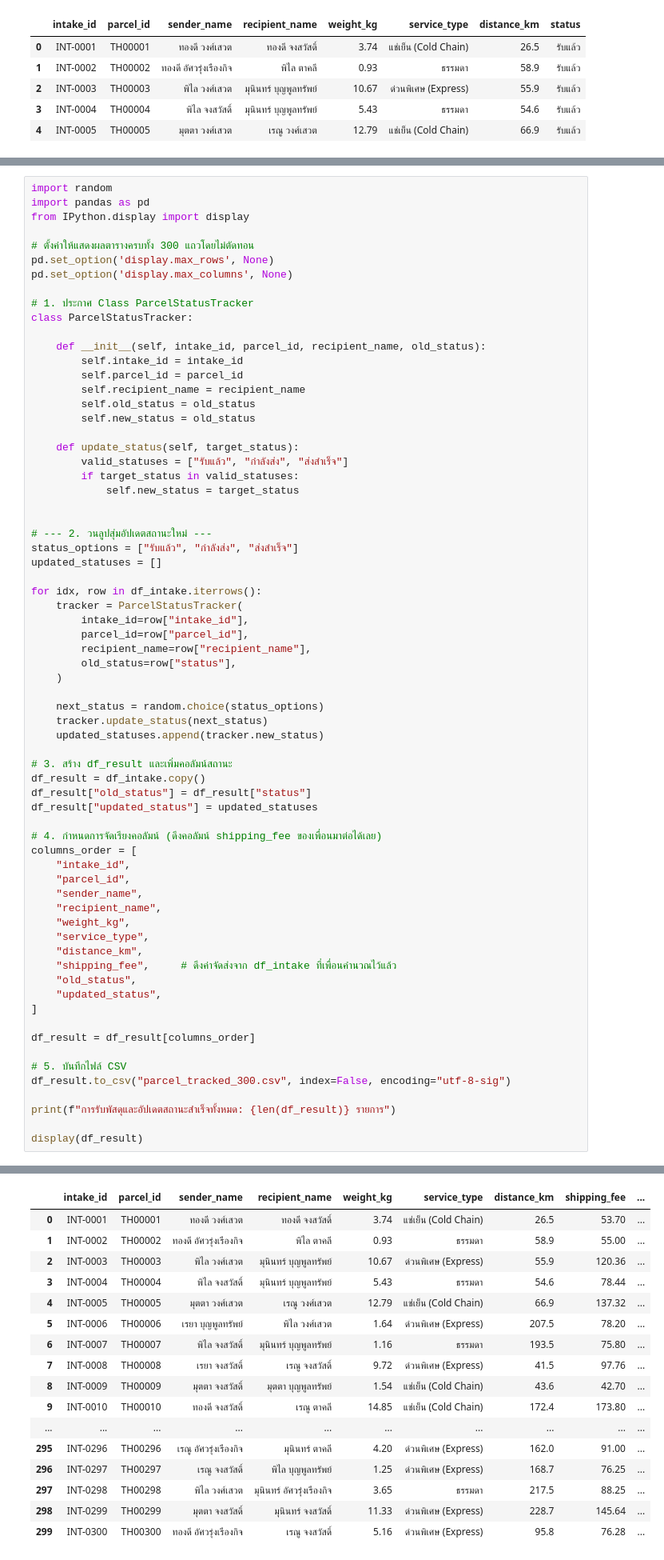
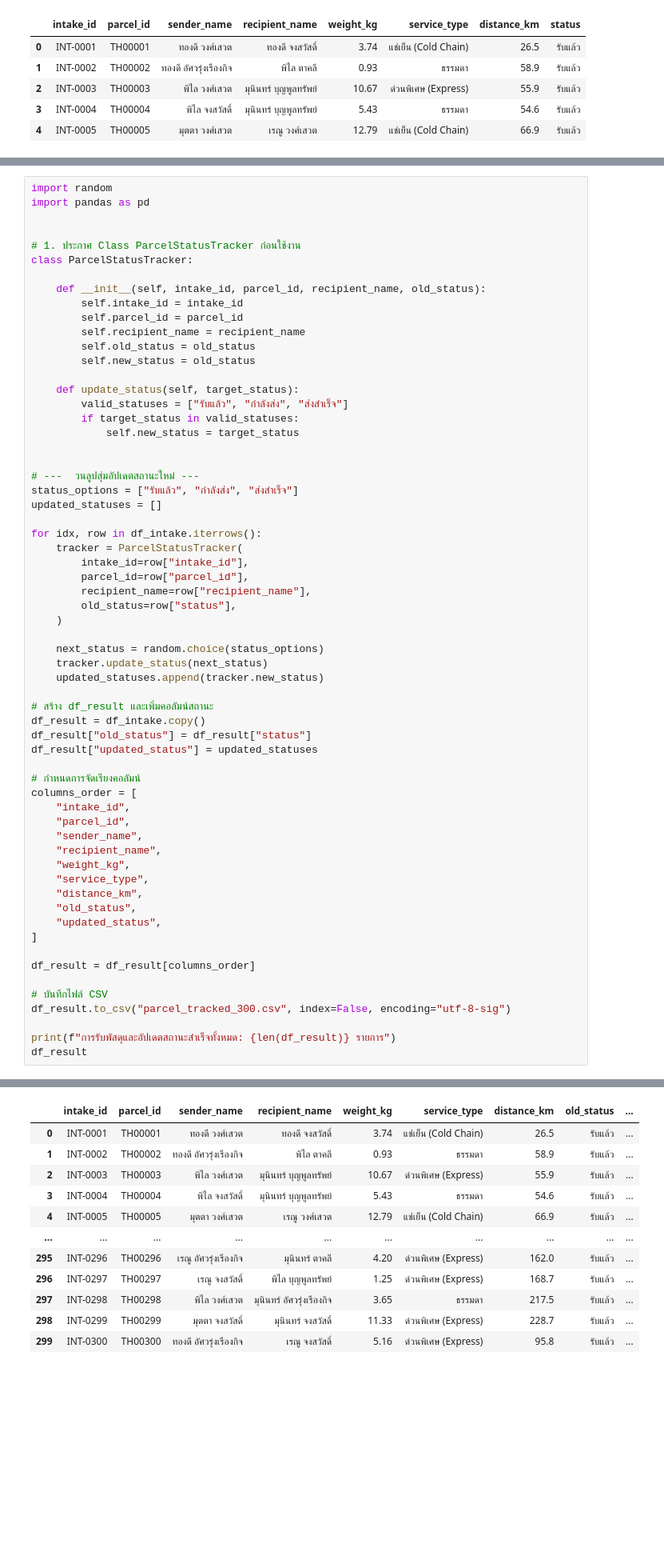
Before and after one commit to teemaphorn/delivery-project, a Jupyter notebook: Project_Parcel_Analysis.ipynb, the cells around one changed output, grey strips where cells are left out. Shown at 80% size. Saved outputs shown, nothing was run; the diff lists cells and outputs as text; blank space fills up the shorter version.

```diff
--- a/Project_Parcel_Analysis.ipynb
+++ b/Project_Parcel_Analysis.ipynb
@@ -186,13 +156,9 @@ with pd.option_context("display.max_rows", None):
 # %%
 import random
 import pandas as pd
-from IPython.display import display
 
-# ตั้งค่าให้แสดงผลตารางครบทั้ง 300 แถวโดยไม่ตัดทอน
-pd.set_option('display.max_rows', None)
-pd.set_option('display.max_columns', None)
 
-# 1. ประกาศ Class ParcelStatusTracker
+# 1. ประกาศ Class ParcelStatusTracker ก่อนใช้งาน
 class ParcelStatusTracker:
 
     def __init__(self, intake_id, parcel_id, recipient_name, old_status):
@@ -208,7 +174,7 @@ class ParcelStatusTracker:
             self.new_status = target_status
 
 
-# --- 2. วนลูปสุ่มอัปเดตสถานะใหม่ ---
+# ---  วนลูปสุ่มอัปเดตสถานะใหม่ ---
 status_options = ["รับแล้ว", "กำลังส่ง", "ส่งสำเร็จ"]
 updated_statuses = []
 
@@ -220,53 +186,46 @@ for idx, row in df_intake.iterrows():
         old_status=row["status"],
     )
 
     next_status = random.choice(status_options)
     tracker.update_status(next_status)
     updated_statuses.append(tracker.new_status)
 
-# 3. สร้าง df_result และเพิ่มคอลัมน์สถานะ
+# สร้าง df_result และเพิ่มคอลัมน์สถานะ
 df_result = df_intake.copy()
 df_result["old_status"] = df_result["status"]
 df_result["updated_status"] = updated_statuses
 
-# 4. กำหนดการจัดเรียงคอลัมน์ (ดึงคอลัมน์ shipping_fee ของเพื่อนมาต่อได้เลย)
+# กำหนดการจัดเรียงคอลัมน์
 columns_order = [
     "intake_id",
     "parcel_id",
     "sender_name",
     "recipient_name",
     "weight_kg",
     "service_type",
     "distance_km",
-    "shipping_fee",     # ดึงค่าจัดส่งจาก df_intake ที่เพื่อนคำนวณไว้แล้ว
     "old_status",
     "updated_status",
 ]
 
 df_result = df_result[columns_order]
 
-# 5. บันทึกไฟล์ CSV
+# บันทึกไฟล์ CSV
 df_result.to_csv("parcel_tracked_300.csv", index=False, encoding="utf-8-sig")
 
 print(f"การรับพัสดุและอัปเดตสถานะสำเร็จทั้งหมด: {len(df_result)} รายการ")
-
-display(df_result)
+df_result
 # %% [output]
 การรับพัสดุและอัปเดตสถานะสำเร็จทั้งหมด: 300 รายการ
-|  | intake_id | parcel_id | sender_name | recipient_name | weight_kg | service_type | distance_km | shipping_fee | ... |
-| 0 | INT-0001 | TH00001 | ทองดี วงศ์เสวต | ทองดี จงสวัสดิ์ | 3.74 | แช่เย็น (Cold Chain) | 26.5 | 53.70 | ... |
-| 1 | INT-0002 | TH00002 | ทองดี อัศวรุ่งเรืองกิจ | พิไล ตาคลี | 0.93 | ธรรมดา | 58.9 | 55.00 | ... |
-| 2 | INT-0003 | TH00003 | พิไล วงศ์เสวต | มุนินทร์ บุญพูลทรัพย์ | 10.67 | ด่วนพิเศษ (Express) | 55.9 | 120.36 | ... |
-| 3 | INT-0004 | TH00004 | พิไล จงสวัสดิ์ | มุนินทร์ บุญพูลทรัพย์ | 5.43 | ธรรมดา | 54.6 | 78.44 | ... |
-| 4 | INT-0005 | TH00005 | มุตตา วงศ์เสวต | เรณู วงศ์เสวต | 12.79 | แช่เย็น (Cold Chain) | 66.9 | 137.32 | ... |
-| 5 | INT-0006 | TH00006 | เรยา บุญพูลทรัพย์ | พิไล วงศ์เสวต | 1.64 | ด่วนพิเศษ (Express) | 207.5 | 78.20 | ... |
-| 6 | INT-0007 | TH00007 | พิไล จงสวัสดิ์ | มุนินทร์ บุญพูลทรัพย์ | 1.16 | ธรรมดา | 193.5 | 75.80 | ... |
-| 7 | INT-0008 | TH00008 | เรยา จงสวัสดิ์ | เรณู จงสวัสดิ์ | 9.72 | ด่วนพิเศษ (Express) | 41.5 | 97.76 | ... |
-| 8 | INT-0009 | TH00009 | มุตตา จงสวัสดิ์ | มุตตา บุญพูลทรัพย์ | 1.54 | แช่เย็น (Cold Chain) | 43.6 | 42.70 | ... |
-| 9 | INT-0010 | TH00010 | ทองดี จงสวัสดิ์ | เรณู ตาคลี | 14.85 | แช่เย็น (Cold Chain) | 172.4 | 173.80 | ... |
+|  | intake_id | parcel_id | sender_name | recipient_name | weight_kg | service_type | distance_km | old_status | ... |
+| 0 | INT-0001 | TH00001 | ทองดี วงศ์เสวต | ทองดี จงสวัสดิ์ | 3.74 | แช่เย็น (Cold Chain) | 26.5 | รับแล้ว | ... |
+| 1 | INT-0002 | TH00002 | ทองดี อัศวรุ่งเรืองกิจ | พิไล ตาคลี | 0.93 | ธรรมดา | 58.9 | รับแล้ว | ... |
+| 2 | INT-0003 | TH00003 | พิไล วงศ์เสวต | มุนินทร์ บุญพูลทรัพย์ | 10.67 | ด่วนพิเศษ (Express) | 55.9 | รับแล้ว | ... |
+| 3 | INT-0004 | TH00004 | พิไล จงสวัสดิ์ | มุนินทร์ บุญพูลทรัพย์ | 5.43 | ธรรมดา | 54.6 | รับแล้ว | ... |
+| 4 | INT-0005 | TH00005 | มุตตา วงศ์เสวต | เรณู วงศ์เสวต | 12.79 | แช่เย็น (Cold Chain) | 66.9 | รับแล้ว | ... |
 | ... | ... | ... | ... | ... | ... | ... | ... | ... | ... |
-| 295 | INT-0296 | TH00296 | เรณู อัศวรุ่งเรืองกิจ | มุนินทร์ ตาคลี | 4.20 | ด่วนพิเศษ (Express) | 162.0 | 91.00 | ... |
-| 296 | INT-0297 | TH00297 | เรณู จงสวัสดิ์ | พิไล บุญพูลทรัพย์ | 1.25 | ด่วนพิเศษ (Express) | 168.7 | 76.25 | ... |
-| 297 | INT-0298 | TH00298 | พิไล วงศ์เสวต | มุนินทร์ อัศวรุ่งเรืองกิจ | 3.65 | ธรรมดา | 217.5 | 88.25 | ... |
-| 298 | INT-0299 | TH00299 | มุตตา จงสวัสดิ์ | มุนินทร์ จงสวัสดิ์ | 11.33 | ด่วนพิเศษ (Express) | 228.7 | 145.64 | ... |
-| 299 | INT-0300 | TH00300 | ทองดี อัศวรุ่งเรืองกิจ | เรณู จงสวัสดิ์ | 5.16 | ด่วนพิเศษ (Express) | 95.8 | 76.28 | ... |
+| 295 | INT-0296 | TH00296 | เรณู อัศวรุ่งเรืองกิจ | มุนินทร์ ตาคลี | 4.20 | ด่วนพิเศษ (Express) | 162.0 | รับแล้ว | ... |
+| 296 | INT-0297 | TH00297 | เรณู จงสวัสดิ์ | พิไล บุญพูลทรัพย์ | 1.25 | ด่วนพิเศษ (Express) | 168.7 | รับแล้ว | ... |
+| 297 | INT-0298 | TH00298 | พิไล วงศ์เสวต | มุนินทร์ อัศวรุ่งเรืองกิจ | 3.65 | ธรรมดา | 217.5 | รับแล้ว | ... |
+| 298 | INT-0299 | TH00299 | มุตตา จงสวัสดิ์ | มุนินทร์ จงสวัสดิ์ | 11.33 | ด่วนพิเศษ (Express) | 228.7 | รับแล้ว | ... |
+| 299 | INT-0300 | TH00300 | ทองดี อัศวรุ่งเรืองกิจ | เรณู จงสวัสดิ์ | 5.16 | ด่วนพิเศษ (Express) | 95.8 | รับแล้ว | ... |
```
Also changed, not shown: parts of 2 cells of this notebook.
